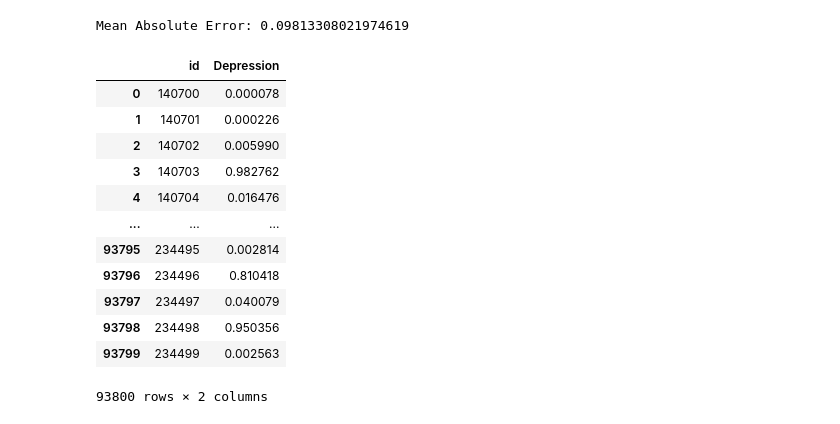
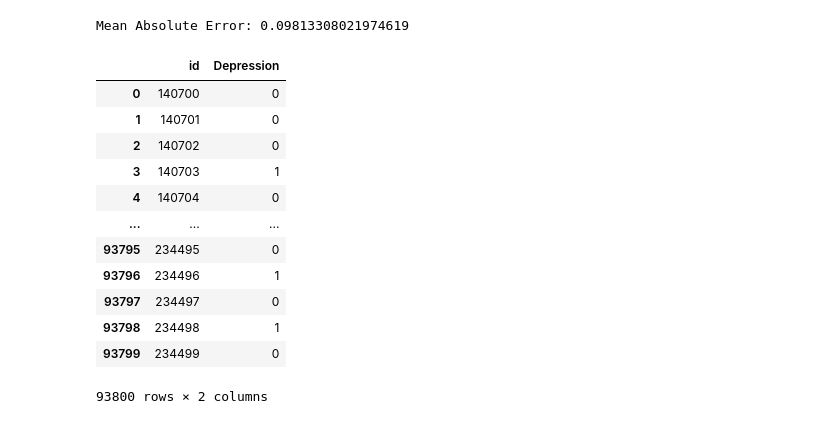
Before and after one commit to karishma-battina/kaggle, a Jupyter notebook: competitions/mentalhealthdataanalysis.ipynb, the cells around one changed output. Drawn from its saved outputs; the diff is of its cells as text; code cells hidden in the pictures.

```diff
--- a/competitions/mentalhealthdataanalysis.ipynb
+++ b/competitions/mentalhealthdataanalysis.ipynb
@@ -271,19 +271,20 @@ test_copy = test_copy[selected_features]
 # %%
 sample_submission = pd.read_csv("/kaggle/input/playground-series-s4e11/sample_submission.csv")
 sample_submission["Depression"] =  my_model.predict(test_copy)
+sample_submission["Depression"] = (sample_submission["Depression"] >= 0.5).astype(int)
 sample_submission.to_csv("submission.csv",index=False)
 sample_submission
 # %% [output]
 |  | id | Depression |
-| 0 | 140700 | 0.000078 |
-| 1 | 140701 | 0.000226 |
-| 2 | 140702 | 0.005990 |
-| 3 | 140703 | 0.982762 |
-| 4 | 140704 | 0.016476 |
+| 0 | 140700 | 0 |
+| 1 | 140701 | 0 |
+| 2 | 140702 | 0 |
+| 3 | 140703 | 1 |
+| 4 | 140704 | 0 |
 | ... | ... | ... |
-| 93795 | 234495 | 0.002814 |
-| 93796 | 234496 | 0.810418 |
-| 93797 | 234497 | 0.040079 |
-| 93798 | 234498 | 0.950356 |
-| 93799 | 234499 | 0.002563 |
+| 93795 | 234495 | 0 |
+| 93796 | 234496 | 1 |
+| 93797 | 234497 | 0 |
+| 93798 | 234498 | 1 |
+| 93799 | 234499 | 0 |
 93800 rows × 2 columns
```
